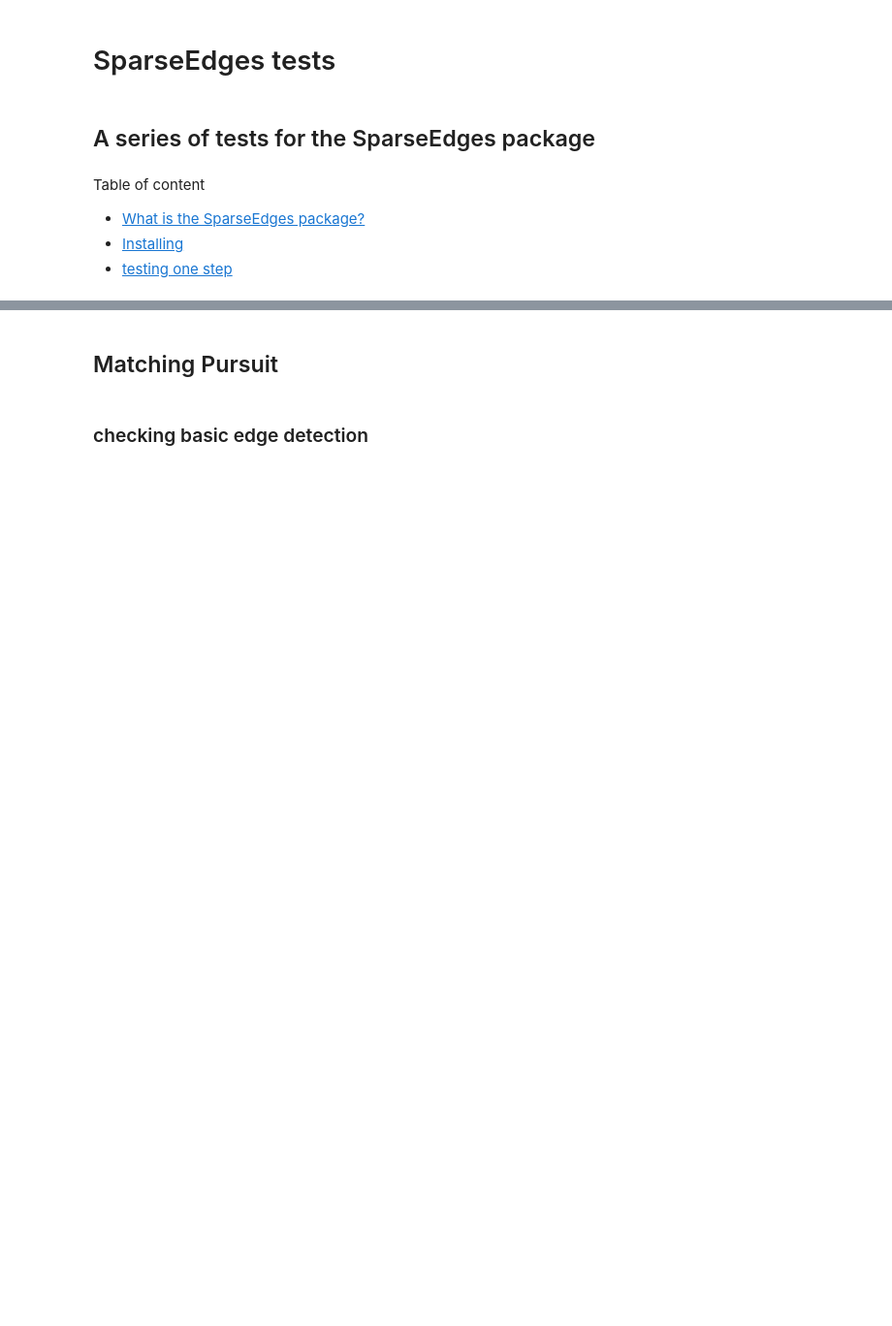
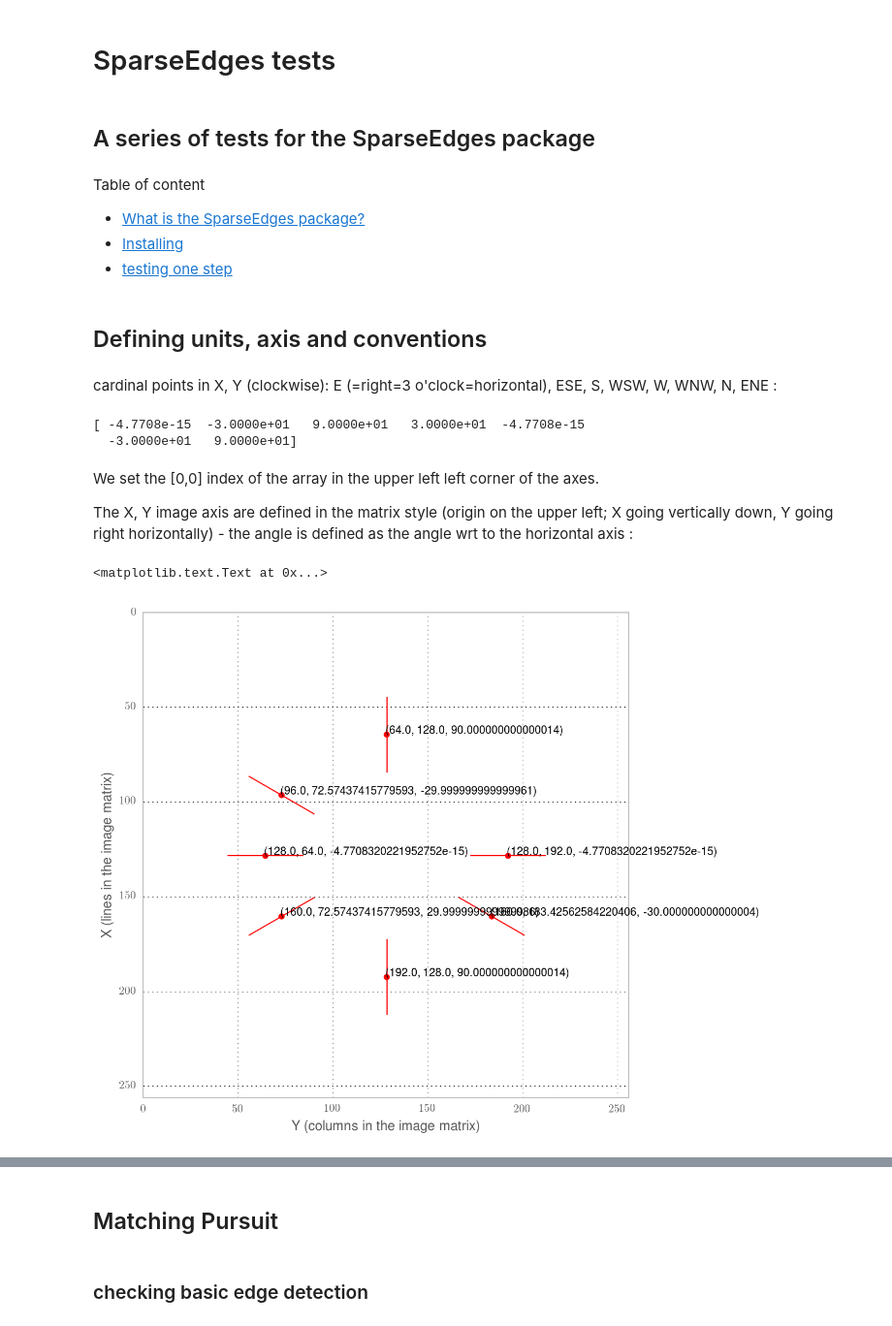
Before and after one commit to bicv/SparseEdges, a Jupyter notebook: SparseEdges-tests.ipynb, the cells around one changed output, grey strips where cells are left out. Shown at 97% size. Cells and saved outputs as stored; diff of their text form; code cells hidden in the pictures; blank space fills up the shorter version.

```diff
--- a/SparseEdges-tests.ipynb
+++ b/SparseEdges-tests.ipynb
@@ -44,3 +44,28 @@ pe.do_whitening = False
 im = Image(pe)
 lg = LogGabor(im)
 mp = SparseEdges(lg)
+# %% [markdown]
+## Defining units, axis and conventions
+# %% [markdown]
+cardinal points in X, Y (clockwise):  E (=right=3 o'clock=horizontal), ESE, S, WSW, W, WNW, N, ENE :
+# %%
+X = np.array([0, 1./4, 1./2, 1./4, 0, -1./4, -1./2])#, -1./4])\n",
+Y = np.array([1./2, np.sqrt(3)/4, 0, -np.sqrt(3)/4, -1./2, -np.sqrt(3)/4, 0.])#, np.sqrt(3)/
+Theta = np.arctan2(-X, Y)
+Theta = ((Theta + np.pi/2  - np.pi/pe.N_phi/2 ) % (np.pi)) - np.pi/2  + np.pi/pe.N_phi/2
+print Theta* 180./np.pi
+# %% [output]
+[ -4.7708e-15  -3.0000e+01   9.0000e+01   3.0000e+01  -4.7708e-15
+  -3.0000e+01   9.0000e+01]
+# %% [markdown]
+We set the [0,0] index of the array in the upper left left corner of the axes.
+
+The X, Y image axis are defined in the matrix style (origin on the upper left; X going vertically down, Y going right horizontally) - the angle is defined as the angle wrt to the horizontal axis :
+# %%
+fig, a = mp.show_edges(np.vstack(((X/2. + .5)*pe.N_X, (Y/2. + .5)*pe.N_X, Theta, .01*np.ones(X.shape), np.ones(X.shape), np.zeros(X.shape) )))
+t = [a.text(Y_, X_, np.str((X_, Y_, angle*180/np.pi))) for (X_, Y_, angle)  in zip((X/2. + .5)*pe.N_X, (Y/2. + .5)*pe.N_X, Theta)]
+a.set_xlabel('Y (columns in the image matrix)')
+a.set_ylabel('X (lines in the image matrix)')
+# %% [output]
+<matplotlib.text.Text at 0x...>
+[figure, added]
```
Also changed, not shown: parts of 10 cells of this notebook, 3 other files.
